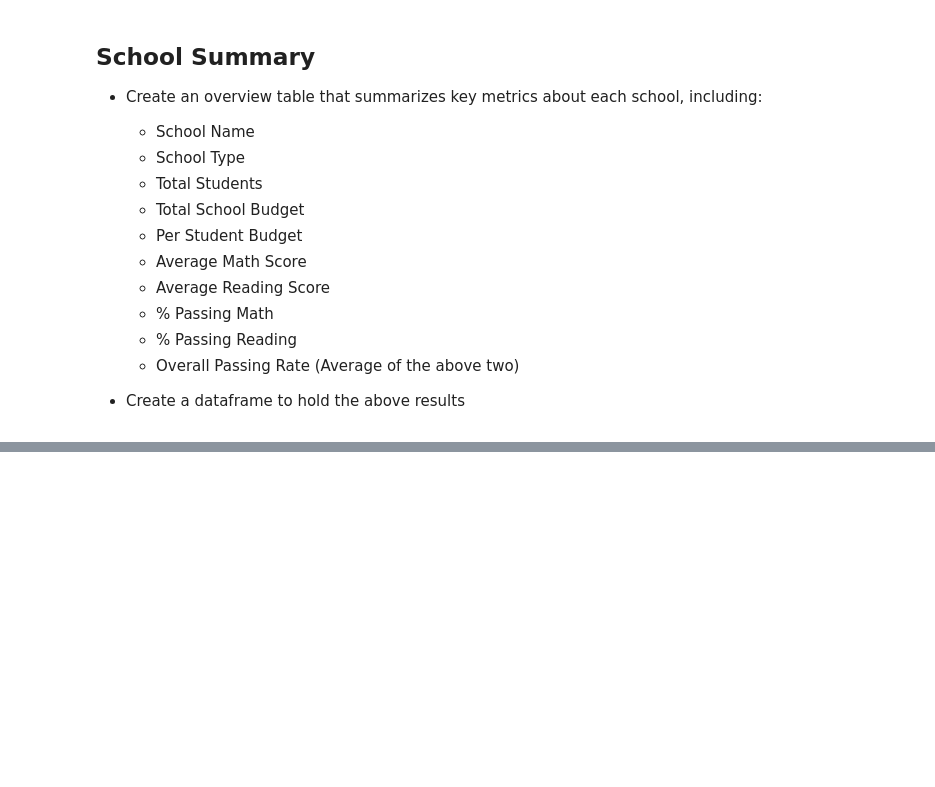
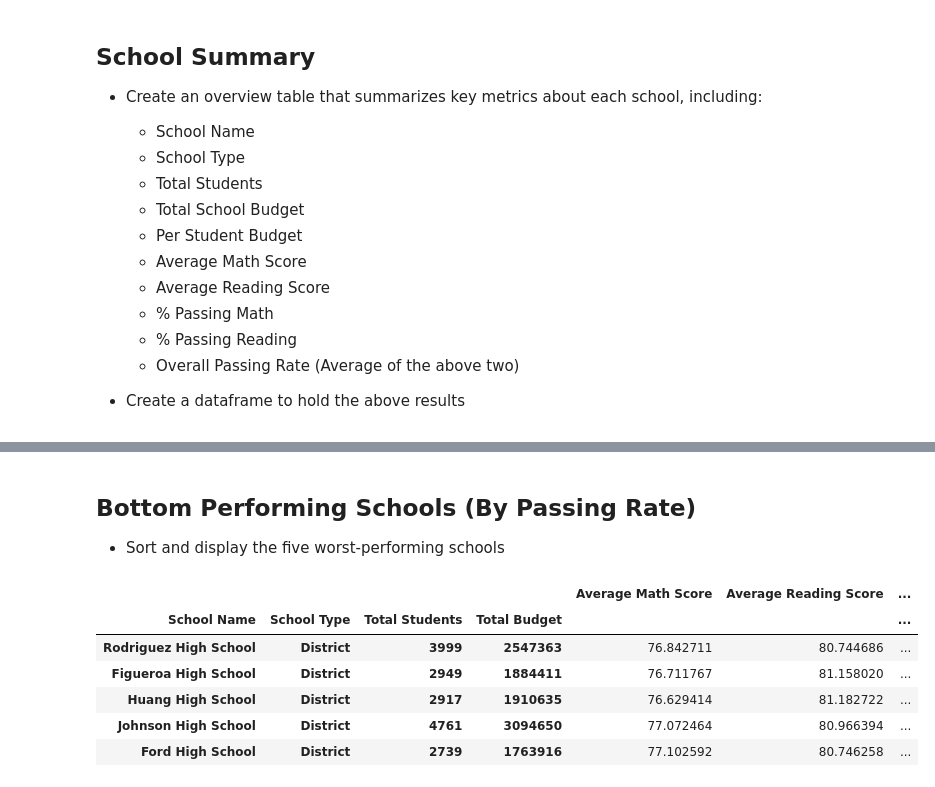
Before and after one commit to Rob-Ottogalli/pandas-challenge, a Jupyter notebook: PyCitySchools/PyCitySchools_Robert Ottogalli.ipynb, the cells around one changed output, grey strips where cells are left out. Drawn from its saved outputs; the diff is of its cells as text; code cells hidden in the pictures; blank space fills up the shorter version.

```diff
--- a/PyCitySchools/PyCitySchools_Robert Ottogalli.ipynb
+++ b/PyCitySchools/PyCitySchools_Robert Ottogalli.ipynb
@@ -219,0 +234,14 @@ Summary_Data
+# %% [markdown]
+## Bottom Performing Schools (By Passing Rate)
+* Sort and display the five worst-performing schools
+# %%
+Top_Performing_Schools = School_Summary_Table.sort_values(["Overall Passing Rate"], ascending=True)
+Top_Performing_Schools.head(5)
+# %% [output]
+|  |  |  |  | Average Math Score | Average Reading Score | ... |
+| School Name | School Type | Total Students | Total Budget |  |  | ... |
+| Rodriguez High School | District | 3999 | 2547363 | 76.842711 | 80.744686 | ... |
+| Figueroa High School | District | 2949 | 1884411 | 76.711767 | 81.158020 | ... |
+| Huang High School | District | 2917 | 1910635 | 76.629414 | 81.182722 | ... |
+| Johnson High School | District | 4761 | 3094650 | 77.072464 | 80.966394 | ... |
+| Ford High School | District | 2739 | 1763916 | 77.102592 | 80.746258 | ... |
```
Also changed, not shown: parts of 8 cells of this notebook.
